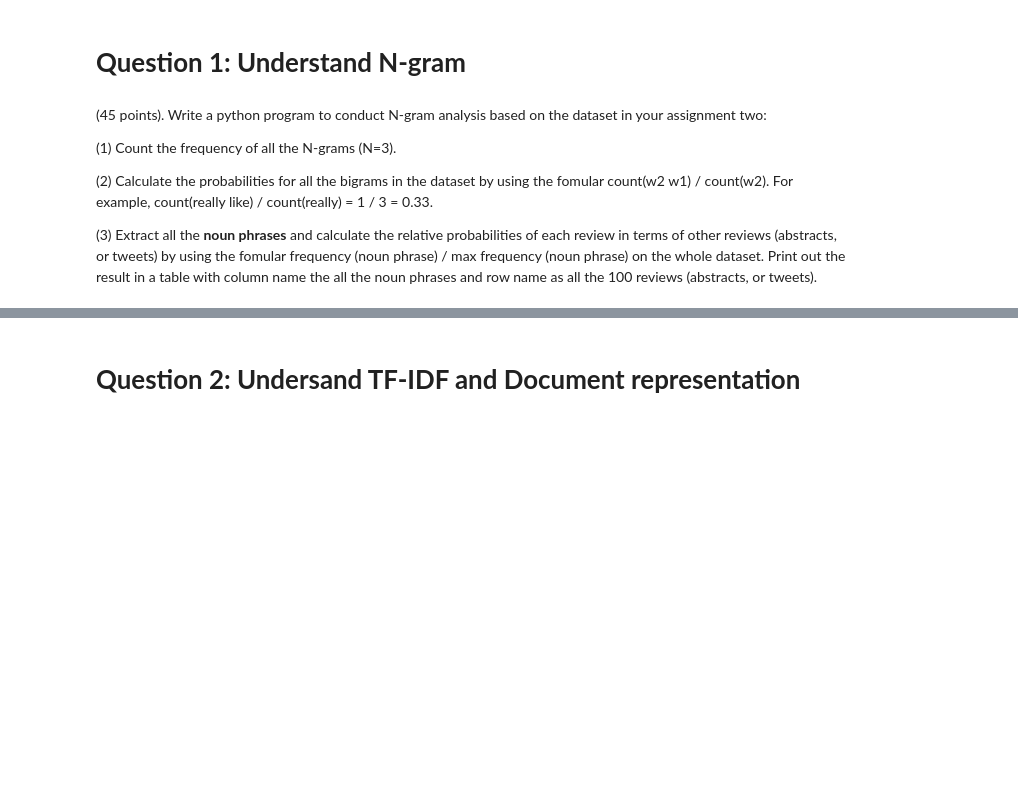
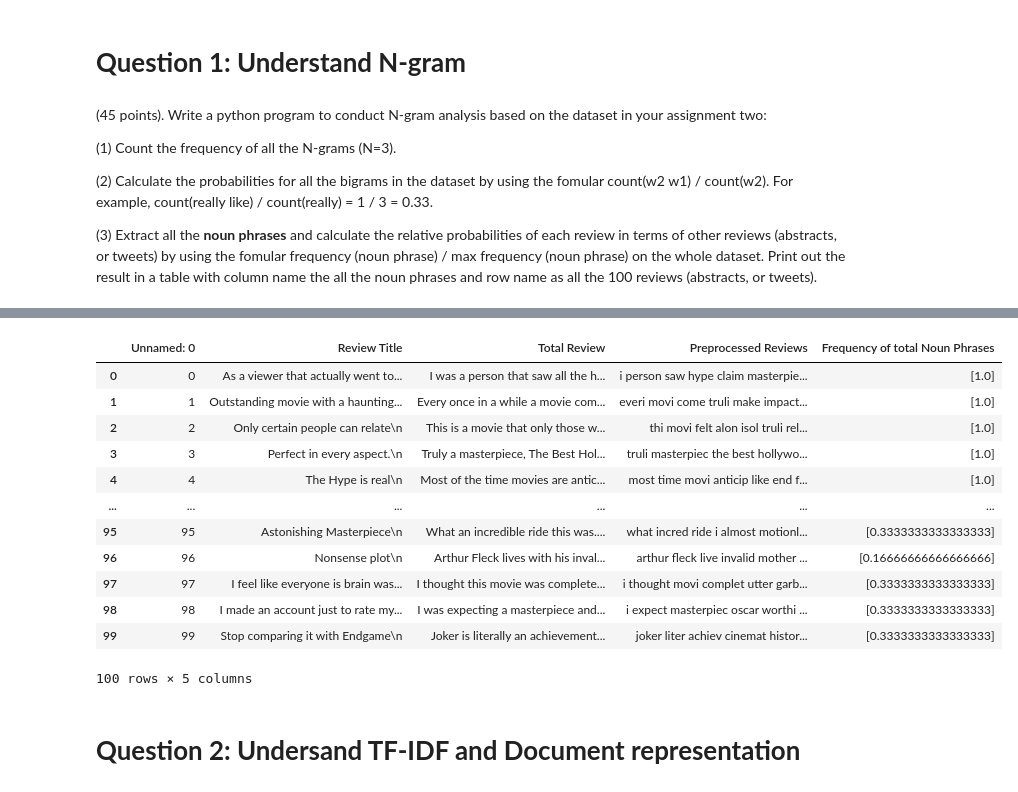
Before and after one commit to RadhavaramHarika/Harika_INFO5731_Spring2020, a Jupyter notebook: Harika_INFO5731_Assignment_Three.ipynb, the cells around one changed output, grey strips where cells are left out. Drawn from its saved outputs; the diff is of its cells as text; code cells hidden in the pictures; blank space fills up the shorter version.

```diff
--- a/Harika_INFO5731_Assignment_Three.ipynb
+++ b/Harika_INFO5731_Assignment_Three.ipynb
@@ -207,7 +207,19 @@ from nltk import ngrams,FreqDist,bigrams
 import pandas as panda
 import string,io,os
 from google.colab import drive,files
+import spacy
+import numpy as nump
+import math
+from tqdm import tqdm
+from spacy.matcher import Matcher
+from spacy.tokens import Span
+from spacy import displacy
+!pip install -U textblob
+!python -m textblob.download_corpora
+from textblob import TextBlob
 
+panda.set_option('display.max_colwidth', 200)
+nlp = spacy.load("en_core_web_sm")
 def calculate_n_grams(data,n):
   n_grams = []
   for each in data['Preprocessed Reviews'][:10]:
@@ -253,6 +265,36 @@ def count_prob(dataframe):
     count_prob_bi.append(prob_each)
   return count_prob_bi
 
+def getNounPhrases(dataframe):
+  preproc_data = dataframe['Preprocessed Reviews']
+  np_count = []
+  for each_revw in preproc_data:
+    blob = TextBlob(each_revw)
+    np_words = blob.noun_phrases
+    fdist = nltk.FreqDist(np_words)
+    np_count.append(fdist.most_common(1))
+  return np_count
+
+def rel_NP_Freq(no_count_list,max_NP):
+  all_rel_freq = []
+  for i in range(len(no_count_list)):
+    revw_np = []
+    for each in no_count_list[i]:
+      c_np_revw = int(each[1])
+      for np in max_NP:
+        if np[0] == each[0]:
+          c_np_t = int(np[1])
+      revw_np.append(c_np_revw/c_np_t)
+    all_rel_freq.append(revw_np)
+  return all_rel_freq
+
+def getMaxNPFreq(dataframe):
+  text = ' '.join([each for each in dataframe['Preprocessed Reviews']])
+  blob = TextBlob(text)
+  total_np = blob.noun_phrases
+  fdist = nltk.FreqDist(total_np)
+  return fdist.most_common()
+
 datafr = get_reviewData()
 trigrams = calculate_n_grams(datafr,3)
 print("\nQuestion 1: Count all Tri-grams:\n")
@@ -265,4 +307,11 @@ list_prob = count_prob(datafr)
 print("\nQuestion 2: Probabilities of all bi-grams:\n")
 for each in list_prob:
   print(each)
+
+print("\nQuestion 3: Relative Probabilities of each review Noun phrases to whole dataset:\n")
+allNPDatast = getMaxNPFreq(datafr)
+print(rel_NP_Freq(getNounPhrases(datafr),allNPDatast))
+datafr['Frequency of total Noun Phrases'] = rel_NP_Freq(getNounPhrases(datafr),allNPDatast)
+datafr.to_csv("UserReview.csv")
+datafr
 # %% [output]
@@ -286,3 +335,16 @@ Tri-gram                Count
+|  | Unnamed: 0 | Review Title | Total Review | Preprocessed Reviews | Frequency of total Noun Phrases |
+| 0 | 0 | As a viewer that actually went to... | I was a person that saw all the h... | i person saw hype claim masterpie... | [1.0] |
+| 1 | 1 | Outstanding movie with a haunting... | Every once in a while a movie com... | everi movi come truli make impact... | [1.0] |
+| 2 | 2 | Only certain people can relate\n | This is a movie that only those w... | thi movi felt alon isol truli rel... | [1.0] |
+| 3 | 3 | Perfect in every aspect.\n | Truly a masterpiece, The Best Hol... | truli masterpiec the best hollywo... | [1.0] |
+| 4 | 4 | The Hype is real\n | Most of the time movies are antic... | most time movi anticip like end f... | [1.0] |
+| ... | ... | ... | ... | ... | ... |
+| 95 | 95 | Astonishing Masterpiece\n | What an incredible ride this was.... | what incred ride i almost motionl... | [0.3333333333333333] |
+| 96 | 96 | Nonsense plot\n | Arthur Fleck lives with his inval... | arthur fleck live invalid mother ... | [0.16666666666666666] |
+| 97 | 97 | I feel like everyone is brain was... | I thought this movie was complete... | i thought movi complet utter garb... | [0.3333333333333333] |
+| 98 | 98 | I made an account just to rate my... | I was expecting a masterpiece and... | i expect masterpiec oscar worthi ... | [0.3333333333333333] |
+| 99 | 99 | Stop comparing it with Endgame\n | Joker is literally an achievement... | joker liter achiev cinemat histor... | [0.3333333333333333] |
+100 rows × 5 columns
 # %% [markdown]
 # **Question 2: Undersand TF-IDF and Document representation**
 # %% [markdown]
```
Also changed, not shown: parts of 1 cell of this notebook.
